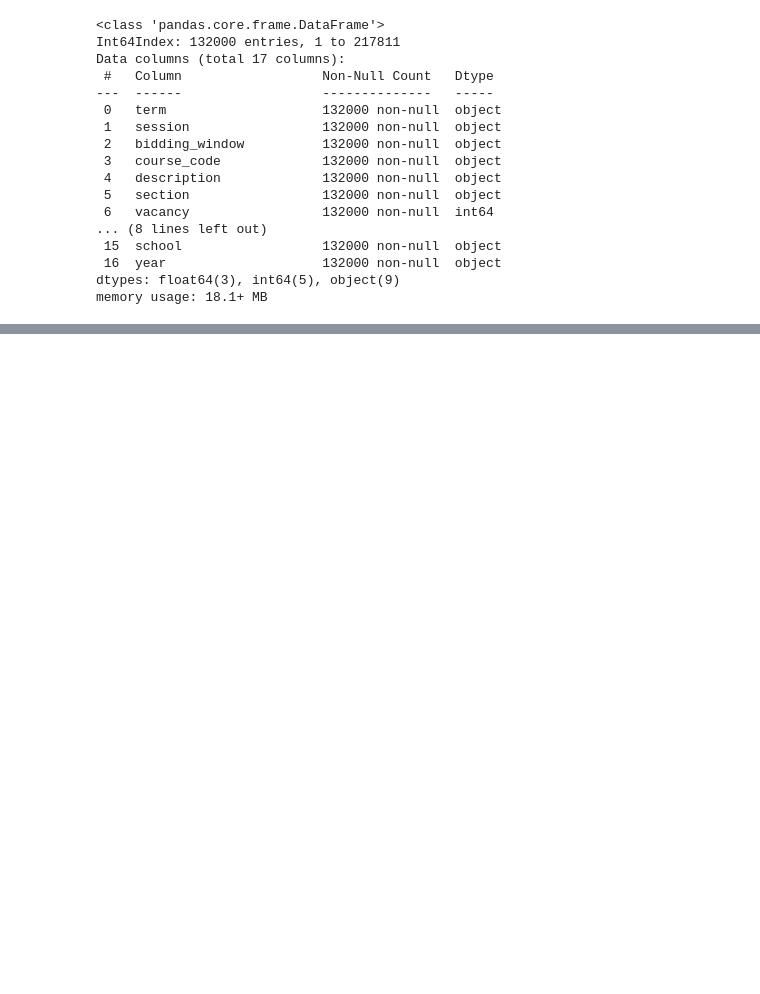
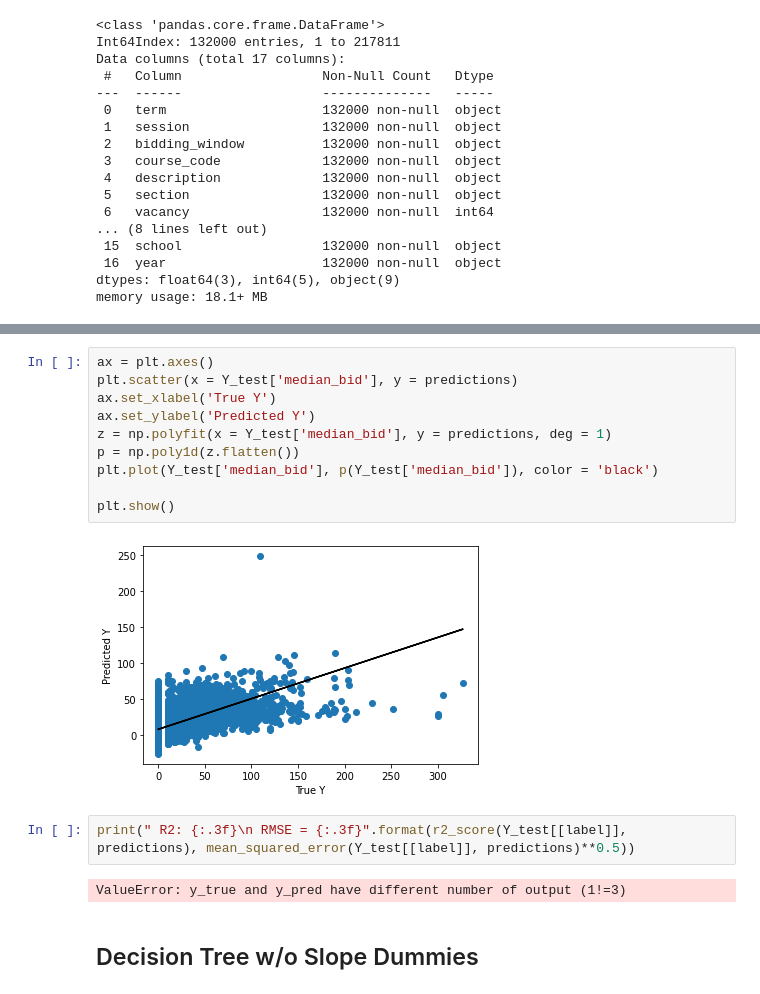
Before and after one commit to JET2001/boss, a Jupyter notebook: analysis.ipynb, the cells around one changed output, grey strips where cells are left out. Cells and saved outputs as stored; diff of their text form; blank space fills up the shorter version.

```diff
--- a/analysis.ipynb
+++ b/analysis.ipynb
@@ -291,0 +149,18 @@ Perr:  [1.19652402 0.00353249]
+# %%
+ax = plt.axes()
+plt.scatter(x = Y_test['median_bid'], y = predictions)
+ax.set_xlabel('True Y')
+ax.set_ylabel('Predicted Y')
+z = np.polyfit(x = Y_test['median_bid'], y = predictions, deg = 1)
+p = np.poly1d(z.flatten())
+plt.plot(Y_test['median_bid'], p(Y_test['median_bid']), color = 'black')
+
+plt.show()
+# %% [output]
+[figure, added]
+# %%
+print(" R2: {:.3f}\n RMSE = {:.3f}".format(r2_score(Y_test[[label]], predictions), mean_squared_error(Y_test[[label]], predictions)**0.5))
+# %% [output]
+ValueError: y_true and y_pred have different number of output (1!=3)
+# %% [markdown]
+## Decision Tree w/o Slope Dummies
```
Also changed, not shown: parts of 68 cells of this notebook.
